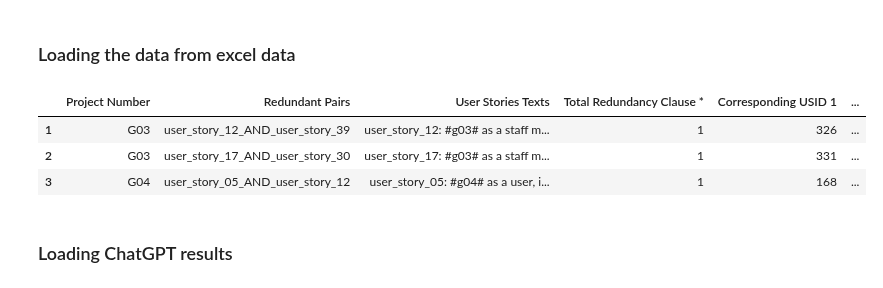
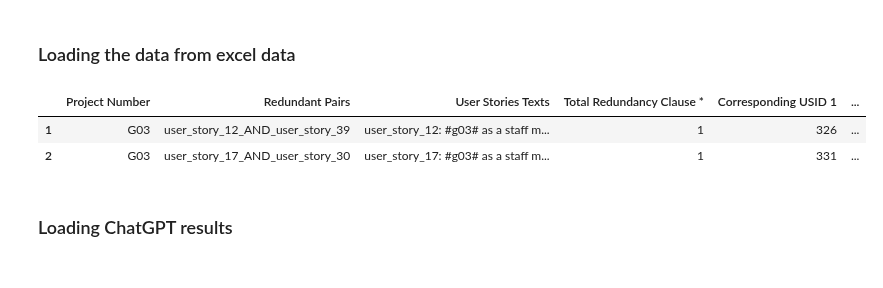
Before and after one commit to SoftwareStackLukas/LLMbasedRedundancyAnalysis, a Jupyter notebook: src/redundant_main_part_benefit_results.ipynb, the cells around one changed output. Drawn from its saved outputs; the diff is of its cells as text; code cells hidden in the pictures.

```diff
--- a/src/redundant_main_part_benefit_results.ipynb
+++ b/src/redundant_main_part_benefit_results.ipynb
@@ -17,12 +24,11 @@ from openpyxl.utils import get_column_letter as utils_get_column_letter
 ### Loading the data from excel data
 # %%
 excel_data = prepaire_excel_data()
-excel_data.head(3)
+excel_data[excel_data['Project Number'] == "G03"].head(3)
 # %% [output]
 |  | Project Number | Redundant Pairs | User Stories Texts | Total Redundancy Clause * | Corresponding USID 1 | ... |
 | 1 | G03 | user_story_12_AND_user_story_39 | user_story_12: #g03# as a staff m... | 1 | 326 | ... |
 | 2 | G03 | user_story_17_AND_user_story_30 | user_story_17: #g03# as a staff m... | 1 | 331 | ... |
-| 3 | G04 | user_story_05_AND_user_story_12 | user_story_05: #g04# as a user, i... | 1 | 168 | ... |
 # %% [markdown]
 ### Loading ChatGPT results
 # %%
```
Also changed, not shown: parts of 23 cells of this notebook, 3 other files.
